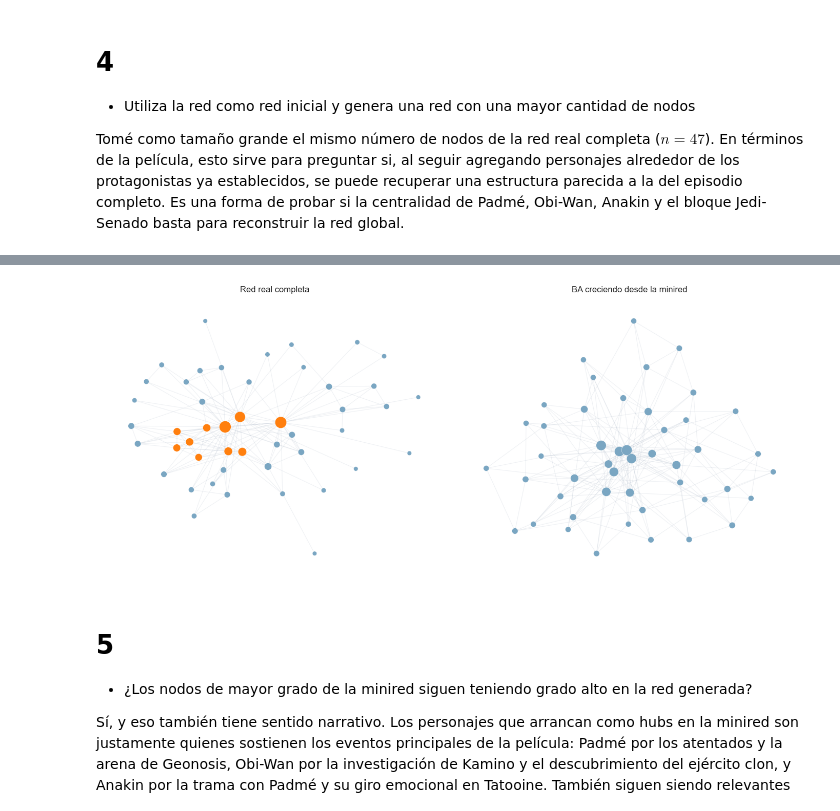
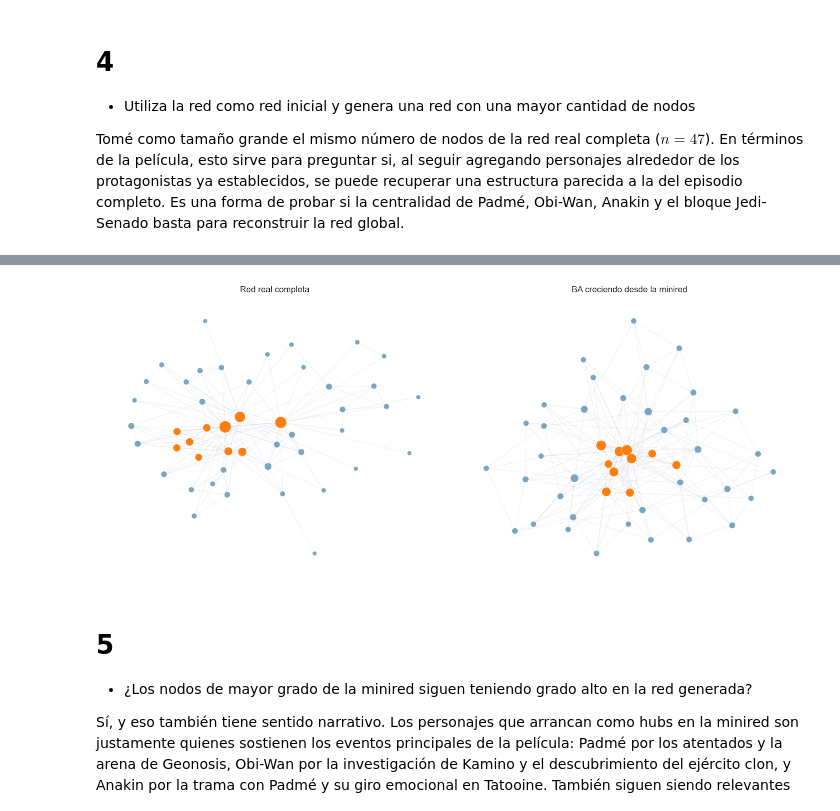
Before and after one commit to heritaco/LDS1121-Complex-Networks, a Jupyter notebook: notebooks/11 Modelo de Barabasi-Albert - Redes aleatorias vs redes reales/02 Star Wars.ipynb, the cells around one changed output, grey strips where cells are left out. Cells and saved outputs as stored; diff of their text form; code cells hidden in the pictures.

```diff
--- a/notebooks/11 Modelo de Barabasi-Albert - Redes aleatorias vs redes reales/02 Star Wars.ipynb
+++ b/notebooks/11 Modelo de Barabasi-Albert - Redes aleatorias vs redes reales/02 Star Wars.ipynb
@@ -279,29 +279,29 @@ Tomé como tamaño grande el mismo número de nodos de la red real completa ($n=
 # %%
 # comparar con la red completa
 comparison_full_size = summary_df.loc[["Red real completa", "BA creciendo desde la minired"]]
 display(comparison_full_size)
 
 # hubs de la minired
 top_mini_nodes = [node for node, _ in sorted(mini_real.degree(), key=lambda x: x[1], reverse=True)[:10]]
 top_seed_nodes = [seed_mapping[node] for node in top_mini_nodes]
 
 # red real contra red crecida
 fig, axes = plt.subplots(1, 2, figsize=(14, 6))
 draw_graph(axes[0], G_real, "Red real completa", highlight_nodes=mini_real.nodes())
 draw_graph(
     axes[1],
     G_ba_grown,
     "BA creciendo desde la minired",
-    highlight_nodes=mini_real.nodes(),
+    highlight_nodes=top_seed_nodes,
 )
 plt.tight_layout()
 plt.show()
 # %% [output]
 |  | nodos | aristas | grado medio | densidad | clustering medio | distancia media | C | alpha |
 | red |  |  |  |  |  |  |  |  |
 | Red real completa | 47 | 148 | 6.298 | 0.137 | 0.751 | 2.082 | 0.225 | -0.712 |
 | BA creciendo desde la minired | 47 | 189 | 8.043 | 0.175 | 0.353 | 2.056 | 1.548 | -1.423 |
-[figure, old version]
+[figure, new version]
 # %% [markdown]
 # 5
 
```
Also changed, not shown: parts of 2 cells of this notebook, 32 other files.
